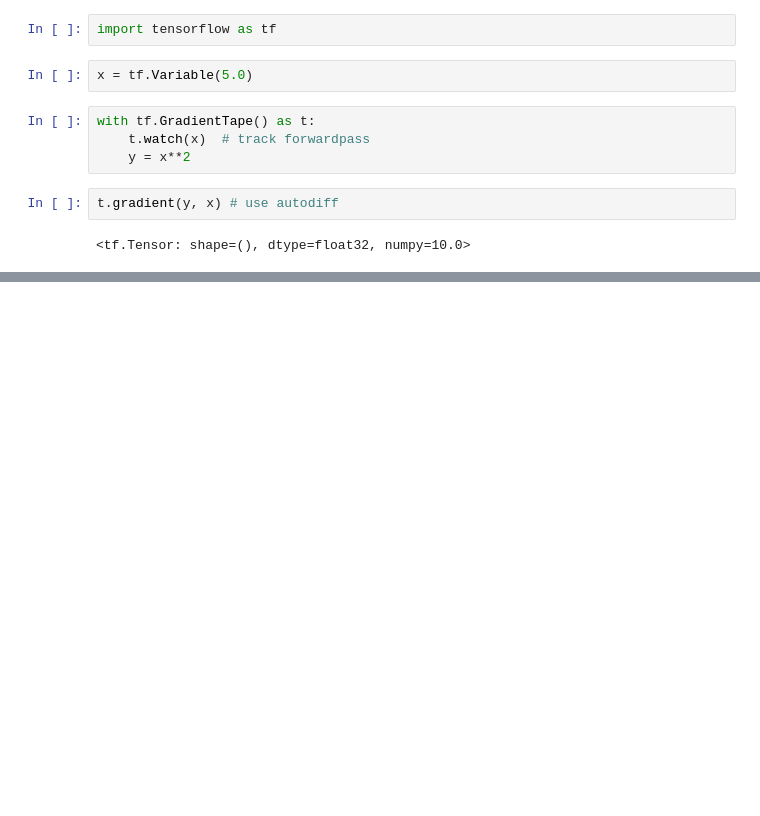
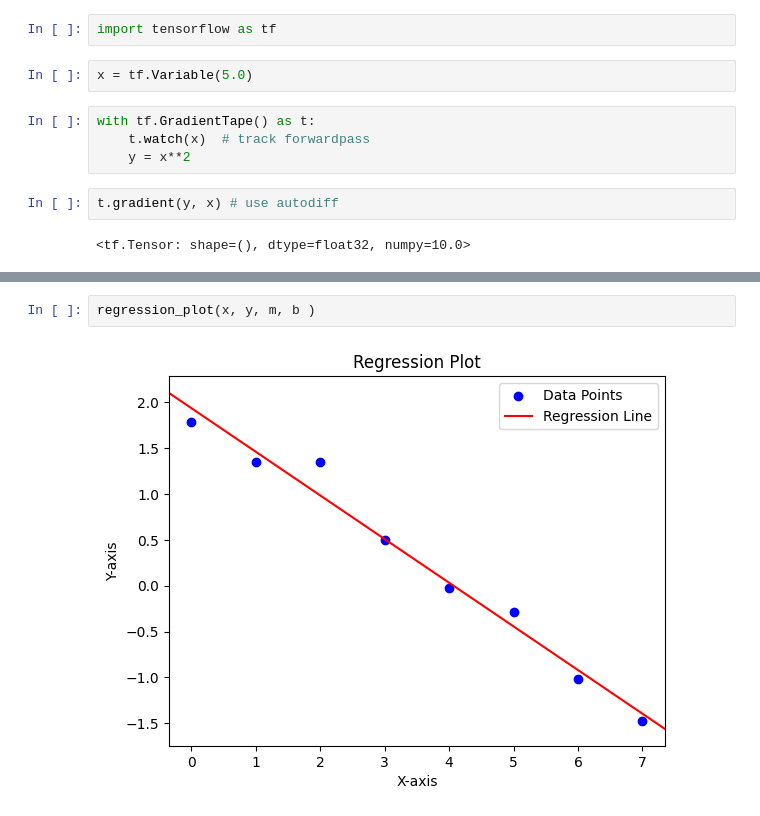
Before and after one commit to SriHarshith1/Maths-For-ML, a Jupyter notebook: calculus.ipynb, the cells around one changed output, grey strips where cells are left out. Drawn from its saved outputs; the diff is of its cells as text; blank space fills up the shorter version.

```diff
--- a/calculus.ipynb
+++ b/calculus.ipynb
@@ -326,0 +488,4 @@ t.gradient(y, x) # use autodiff
+# %%
+regression_plot(x, y, m, b )
+# %% [output]
+[figure, added]
```
Also changed, not shown: parts of 30 cells of this notebook.
